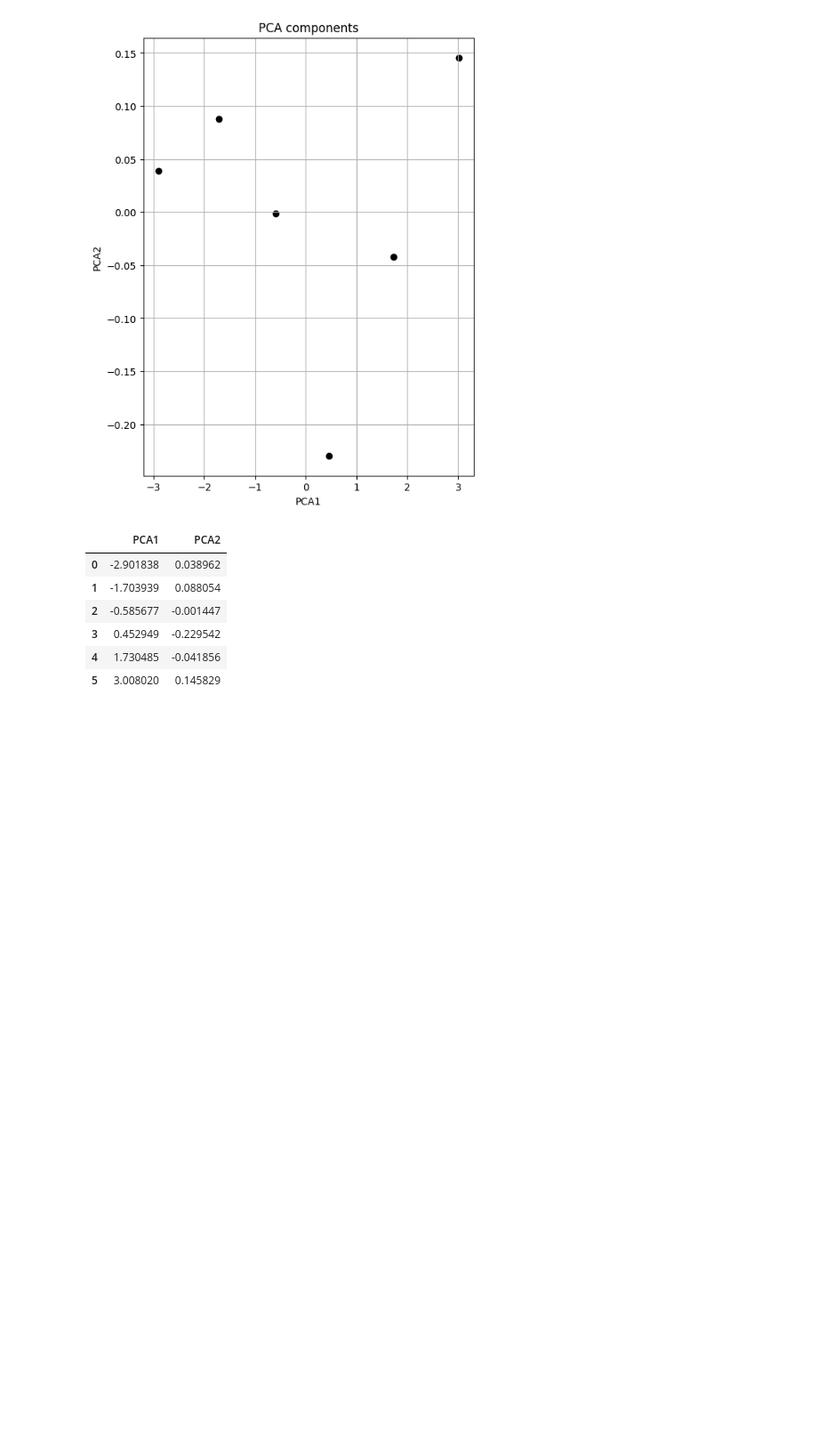
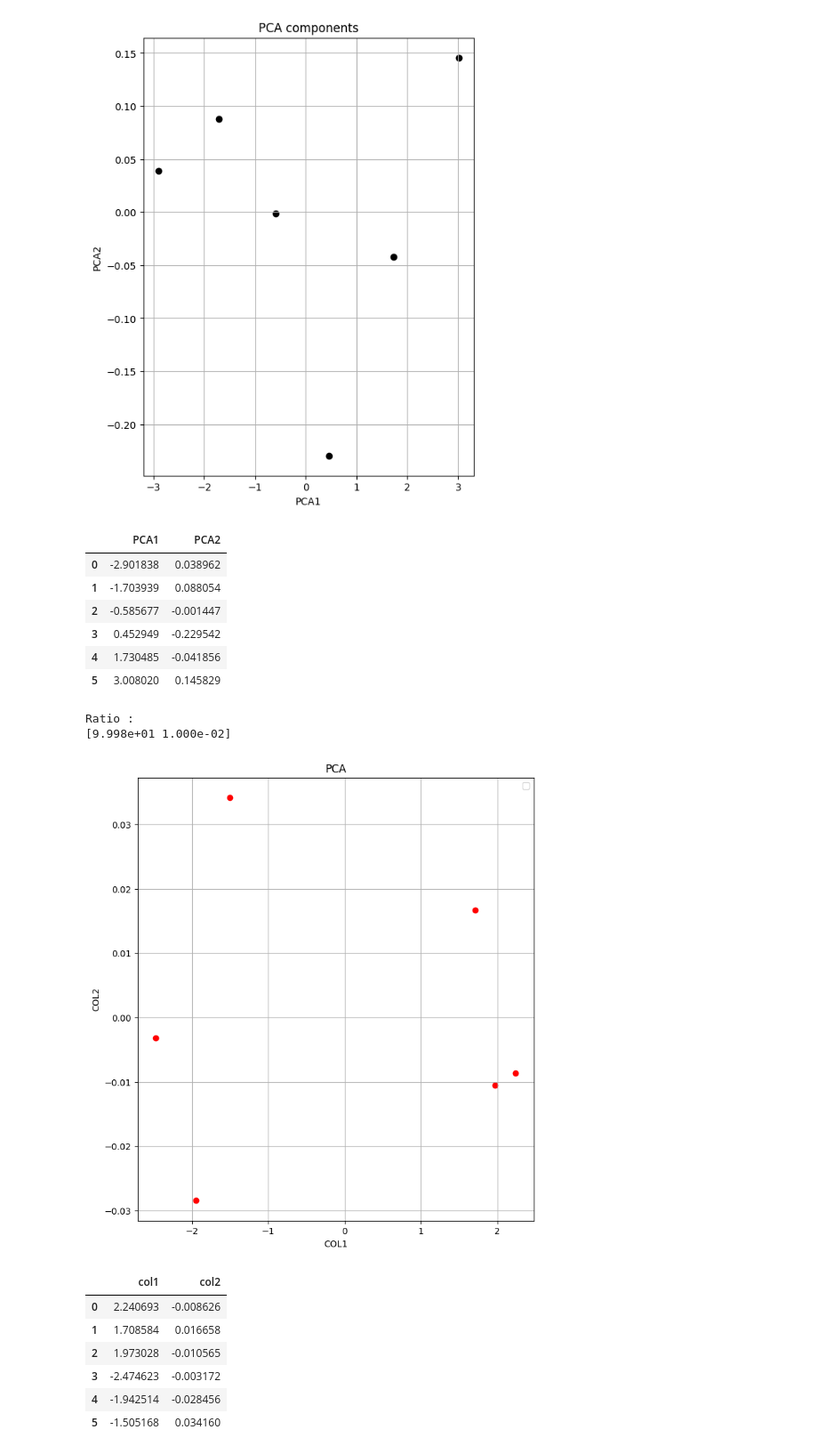
Before and after one commit to ayushpalse01012023-byte/student-performance-app, a Jupyter notebook: pca.ipynb, the cells around one changed output. Shown at 89% size. Drawn from its saved outputs; the diff is of its cells as text; code cells hidden in the pictures; blank space fills up the shorter version.

```diff
--- a/pca.ipynb
+++ b/pca.ipynb
@@ -40,3 +40,45 @@ Variaance of the each component :
 | 3 | 0.452949 | -0.229542 |
 | 4 | 1.730485 | -0.041856 |
 | 5 | 3.008020 | 0.145829 |
+# %%
+import numpy as np
+import pandas as pd
+from sklearn.preprocessing import StandardScaler
+from sklearn.decomposition import PCA
+
+data = {
+    'Math': [90, 85, 88, 40, 45, 50],
+    'Science': [92, 86, 89, 42, 48, 52],
+    'English': [88, 82, 85, 38, 44, 48],
+    'Computer': [95, 90, 92, 50, 55, 60]
+}
+df= pd.DataFrame(data)
+std = StandardScaler()
+scaled = std.fit_transform(df)
+model = PCA(n_components= 2)
+model_ft = model.fit_transform(scaled)
+model_df = pd.DataFrame(model_ft, columns=["col1", "col2"])
+
+explain = model.explained_variance_ratio_
+print("Ratio : ")
+print(np.round(explain*100, 2))
+plt.figure(figsize= (8,9))
+plt.scatter(model_df["col1"], model_df["col2"], color= "red")
+plt.xlabel("COL1")
+plt.ylabel("COL2")
+plt.title("PCA")
+plt.grid(True)
+plt.legend()
+plt.show()
+model_df
+# %% [output]
+Ratio :
+[9.998e+01 1.000e-02]
+[figure, added]
+|  | col1 | col2 |
+| 0 | 2.240693 | -0.008626 |
+| 1 | 1.708584 | 0.016658 |
+| 2 | 1.973028 | -0.010565 |
+| 3 | -2.474623 | -0.003172 |
+| 4 | -1.942514 | -0.028456 |
+| 5 | -1.505168 | 0.034160 |
```
